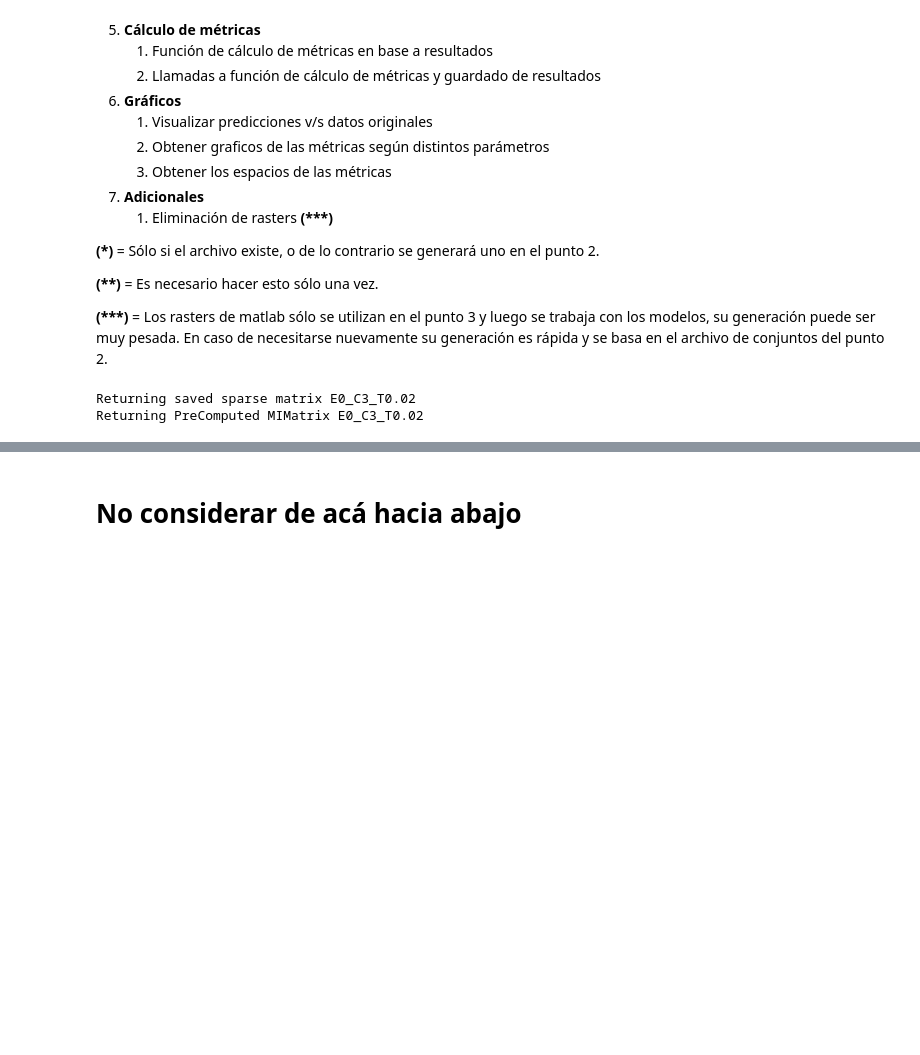
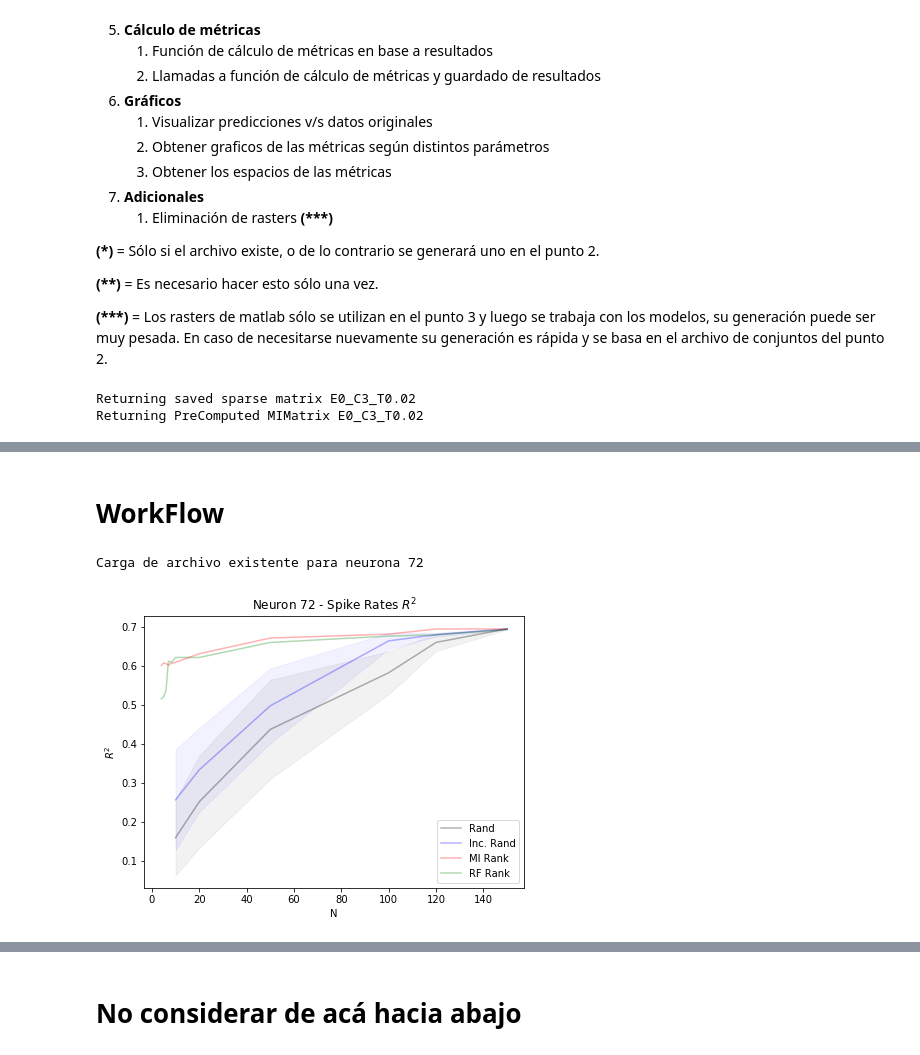
Before and after one commit to iampuero/RetinalPredictability, a Jupyter notebook: Code/Final.ipynb, the cells around one changed output, grey strips where cells are left out. Cells and saved outputs as stored; diff of their text form; code cells hidden in the pictures; blank space fills up the shorter version.

```diff
--- a/Code/Final.ipynb
+++ b/Code/Final.ipynb
@@ -287,0 +437,19 @@ def cargarPredicciones(TP):
+# %%
+def reducPredicciones(TP):
+    f = open('Predictions/N{0}.pkl'.format(TP), 'rb')   # 'rb' for reading binary file
+    predicciones = pickle.load(f)
+    f.close()
+    minipredicciones={}
+    for r in [0,1,2,3,4]: #tipo de ranking
+        if r in [0,1]: #random
+            flist,slist = [10,20,50,100,120,150],[0,1,2,3,4]
+        else: #criterio
+            flist,slist = [4,5,6,7,8,9,10,20,50,100,120,150],[0]
+        for f in flist: #neuronas fijadas
+            for s in slist: #samples
+                minipredicciones[(r,0,f,s,0)] = predicciones[(r,0,f,s,0)][1][:3000]
+    f = open('mPredictions/N{0}.pkl'.format(TP), 'wb')
+    pickle.dump(minipredicciones, f)          # dump data to f
+    f.close()
+for p in range(115,151):
+    reducPredicciones(p)
@@ -383,0 +557,55 @@ print(medidas[(1,0,50,3,0)][1][1])
+# %% [markdown]
+# WorkFlow
+# %%
+# TP = 147
+#medidas = {(r,0,f,s,pp)
+# (p,pp) -> (0,0), (1,1), (1,2)
+def measurePlotter(TP,pconv,plotfile):
+    #predicciones = cargarPredicciones(TP)
+    #print(TP)
+    medidas = cargarMedidas(TP)
+    plt.figure(figsize=(15,5))
+    p,pp = [(0,0),(1,1),(1,2)][pconv]
+    med = ["Distance","$R^2$"]
+    tip = ["Spikes","Spike Rates"]
+    A = 6
+    B = 15
+    for t in [1]:
+        for m in [1]:
+            #plt.figure(figsize=(16,15))
+            #plt.subplot(4,1,m*2+t+1)
+            plt.subplot(1,2,m+1)
+            plt.xlabel("N");plt.ylabel(med[m])
+            rand = [np.array([medidas[(0,p,f,s,pp)][t][m]**2 for f in NsR[:A]]) for s in range(5)]
+            irand = [np.array([medidas[(1,p,f,s,pp)][t][m]**2 for f in NsR[:A]]) for s in range(5)]
+            stdrand = np.std(rand,axis=0)
+            stdirand = np.std(irand,axis=0)
+            plt.plot(NsR[:A],sum(rand)/5,"k-",alpha=0.3,label="Rand")
+            plt.fill_between(NsR[:A], sum(rand)/5 - stdrand, sum(rand)/5 + stdrand, alpha=0.05,color="k")
+            plt.plot(NsR[:A],sum(irand)/5,"b-",alpha=0.3,label="Inc. Rand")
+            plt.fill_between(NsR[:A], sum(irand)/5 - stdirand, sum(irand)/5 + stdirand, alpha=0.05,color="b")
+            #for s in range(4):
+            #    plt.plot(NsR[:A],[medidas[(0,p,f,s,pp)][t][m] for f in NsR[:A]],"k.")
+            #    plt.plot(NsR[:A],[medidas[(1,p,f,s,pp)][t][m] for f in NsR[:A]],"b-",alpha=0.3)
+            plt.plot(Ns[:B],[medidas[(2,p,f,0,pp)][t][m]**2 for f in Ns[:B]],"r-",alpha=0.3,label="MI Rank")
+            plt.plot(Ns[:B],[medidas[(3,p,f,0,pp)][t][m]**2 for f in Ns[:B]],"g-",alpha=0.3,label="RF Rank")
+            #plt.plot(Ns[:B],[medidas[(4,p,f,0,pp)][t][m]**2 for f in Ns[:B]],"k-",alpha=0.3,label="Correl")
+            plt.legend()
+            plt.title("Neuron {0} - {2} {1}".format(TP,med[m],tip[t]))
+    plt.savefig("plot{0}".format(dataset["fixed"])+plotfile+".pdf")
+    savemat("R2N{}.mat".format(TP),{"rand":sum(rand)/5,"irand":sum(irand)/5,"stdrand":stdrand,
+                         "stdirand":stdirand,
+                         "MI":np.array([medidas[(2,p,f,0,pp)][t][m]**2 for f in Ns[:B]]),
+                         "RF":[medidas[(3,p,f,0,pp)][t][m]**2 for f in Ns[:B]]})
+#plt.plot(range(T-50)[:1000],np.array([np.sum(RASTER[dataset["fixed"]][i:i+50]) for i in range(0,T-50)])[:1000]/(1/TBASE))
+#plt.plot(range(T-50)[:1000],predicciones[(0,0,50,4,0)][1][:1000])
+#measurePlotter(0,"FullFull")
+#measurePlotter(1,"PartialTrain")
+#measurePlotter(2,"PartialTest")
+for tp in [72]:#[2,10,20,31,49,72,119,120,127,147]:
+    dataset = cargarDataset(tp)
+    #measurePlotter(tp,2,"PT")
+    measurePlotter(tp,0,"FF")
+# %% [output]
+Carga de archivo existente para neurona 72
+[figure, added]
```
Also changed, not shown: parts of 59 cells of this notebook, 34 other files.
